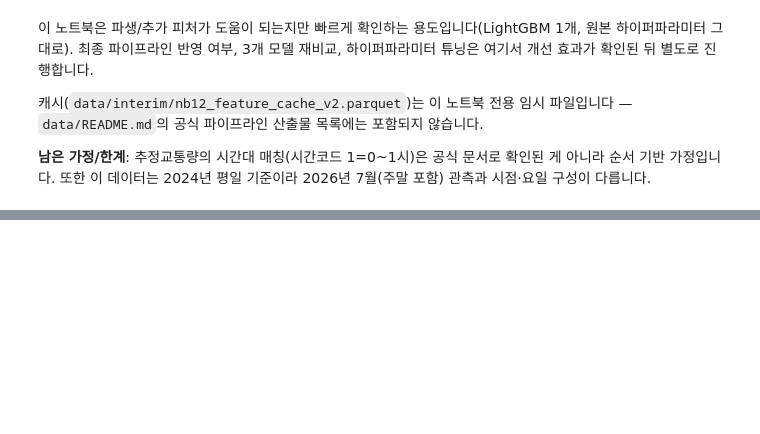
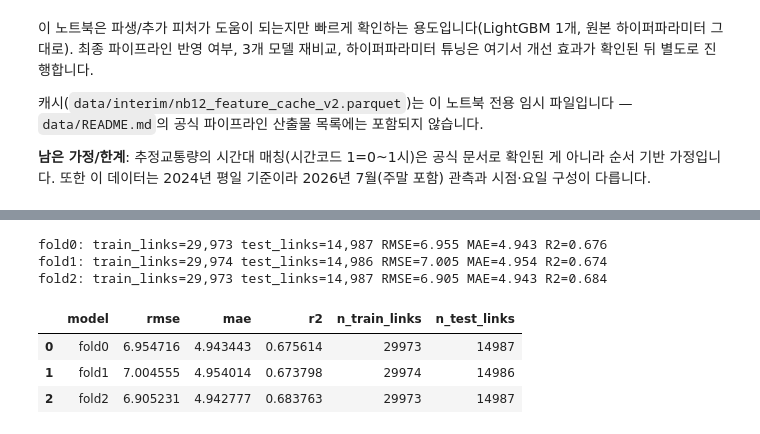
Before and after one commit to ejjunm/seoul-eco-routing, a Jupyter notebook: notebooks/12_derived_features_lightgbm.ipynb, the cells around one changed output, grey strips where cells are left out. Drawn from its saved outputs; the diff is of its cells as text; code cells hidden in the pictures; blank space fills up the shorter version.

```diff
--- a/notebooks/12_derived_features_lightgbm.ipynb
+++ b/notebooks/12_derived_features_lightgbm.ipynb
@@ -352,0 +454,73 @@ MAE:  5.765 -> 5.659 (Δ+0.106)
+# %%
+from sklearn.model_selection import GroupKFold
+
+df["tm_key"] = df["기준일"].astype(str) + "_" + df["시간코드"].astype(int).astype(str)
+
+N_FOLDS = 3
+groups = df["LINK_ID"].values
+gkf = GroupKFold(n_splits=N_FOLDS)
+
+GROUP_FEATURE_COLS = NUMERIC_COLS + CATEGORICAL_COLS + DERIVED_COLS
+
+
+def build_neighbor_feature_for_allowed(allowed_links):
+    """allowed_links(그 폴드의 train 링크)만 이웃으로 인정해 인접 실측 속도 재계산."""
+    rows_i, cols_i = [], []
+    for l in link_ids_sorted:
+        i = link_idx[l]
+        for n in link_neighbors.get(l, ()):
+            if n in allowed_links:
+                rows_i.append(i)
+                cols_i.append(link_idx[n])
+    A_fold = csr_matrix((np.ones(len(rows_i), dtype="float32"), (rows_i, cols_i)), shape=(n_links, n_links))
+    num = A_fold @ filled
+    den = A_fold @ valid
+    with np.errstate(invalid="ignore", divide="ignore"):
+        nm = num / den
+    nm[den == 0] = np.nan
+    return pd.DataFrame(nm, index=link_ids_sorted, columns=tm_columns) \
+        .reset_index().rename(columns={"index": "LINK_ID"}) \
+        .melt(id_vars="LINK_ID", var_name="tm_key", value_name="fold_neighbor_speed")
+
+
+fold_rows = []
+for fold_i, (train_idx, test_idx) in enumerate(gkf.split(df, groups=groups)):
+    train_links = set(df["LINK_ID"].iloc[train_idx].unique())
+    test_links = set(df["LINK_ID"].iloc[test_idx].unique())
+    assert len(train_links & test_links) == 0, "링크가 train/test에 겹치면 안 됨"
+
+    nm_long = build_neighbor_feature_for_allowed(train_links)
+    fold_neighbor = df[["LINK_ID", "tm_key"]].merge(nm_long, on=["LINK_ID", "tm_key"], how="left")["fold_neighbor_speed"]
+
+    Xf = df[GROUP_FEATURE_COLS].copy()
+    Xf["nearest_obs_neighbor_speed"] = fold_neighbor.to_numpy(dtype="float32")
+    yf = df[TARGET]
+
+    X_train, X_test = Xf.iloc[train_idx], Xf.iloc[test_idx]
+    y_train, y_test = yf.iloc[train_idx], yf.iloc[test_idx]
+
+    model = lgb.LGBMRegressor(objective="regression", n_estimators=300, learning_rate=0.05,
+                              num_leaves=63, random_state=RANDOM_STATE, verbosity=-1)
+    model.fit(X_train, y_train, categorical_feature=CATEGORICAL_COLS + ["dow"])
+    pred = model.predict(X_test)
+
+    row = evaluate(y_test, pred, f"fold{fold_i}")
+    row["n_train_links"] = len(train_links)
+    row["n_test_links"] = len(test_links)
+    fold_rows.append(row)
+    print(f"fold{fold_i}: train_links={len(train_links):,} test_links={len(test_links):,} "
+          f"RMSE={row['rmse']:.3f} MAE={row['mae']:.3f} R2={row['r2']:.3f}")
+
+    del nm_long, fold_neighbor, Xf, X_train, X_test, y_train, y_test, pred
+    gc.collect()
+
+group_results = pd.DataFrame(fold_rows)
+group_results
+# %% [output]
+fold0: train_links=29,973 test_links=14,987 RMSE=6.955 MAE=4.943 R2=0.676
+fold1: train_links=29,974 test_links=14,986 RMSE=7.005 MAE=4.954 R2=0.674
+fold2: train_links=29,973 test_links=14,987 RMSE=6.905 MAE=4.943 R2=0.684
+|  | model | rmse | mae | r2 | n_train_links | n_test_links |
+| 0 | fold0 | 6.954716 | 4.943443 | 0.675614 | 29973 | 14987 |
+| 1 | fold1 | 7.004555 | 4.954014 | 0.673798 | 29974 | 14986 |
+| 2 | fold2 | 6.905231 | 4.942777 | 0.683763 | 29973 | 14987 |
```
Also changed, not shown: parts of 18 cells of this notebook, 1 other file.
